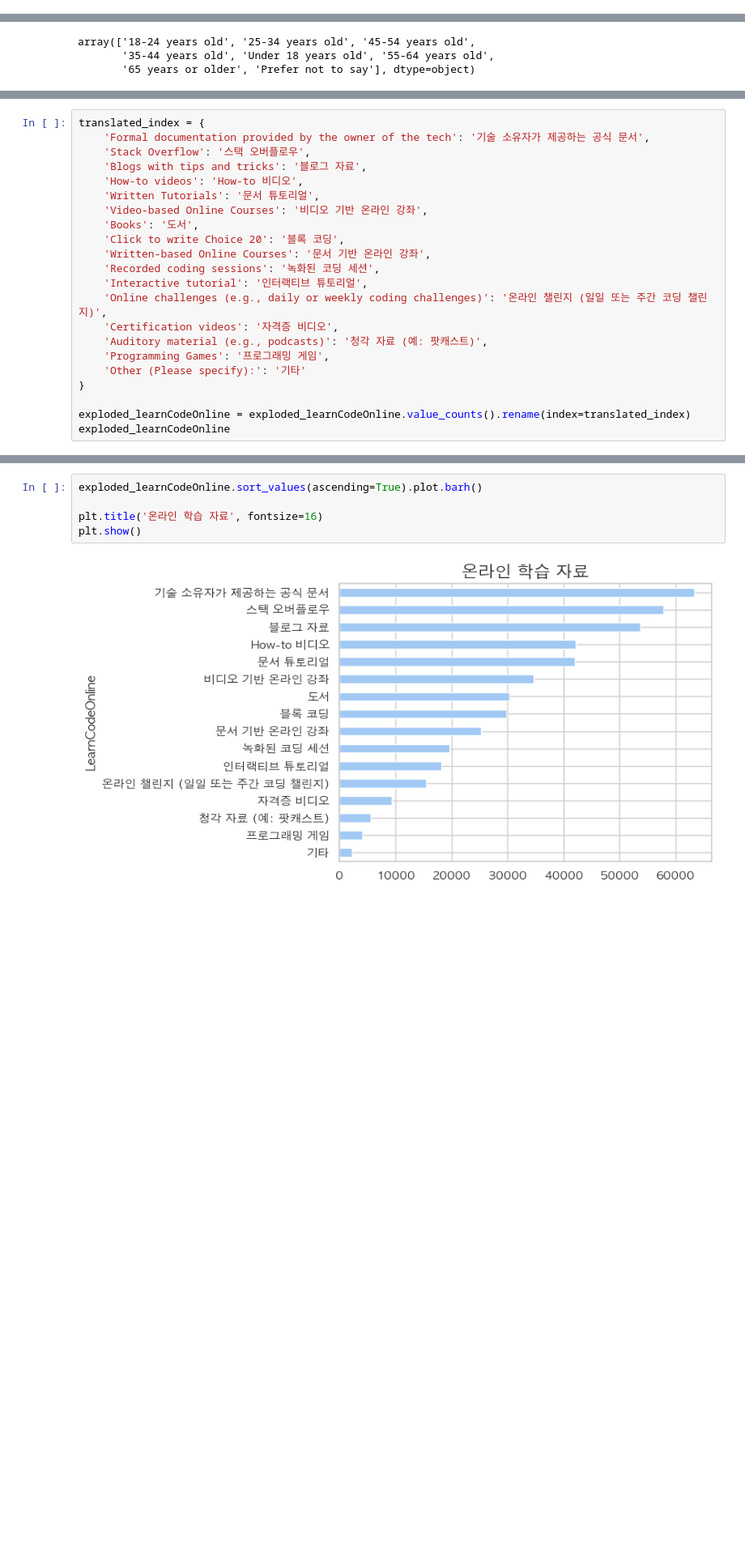
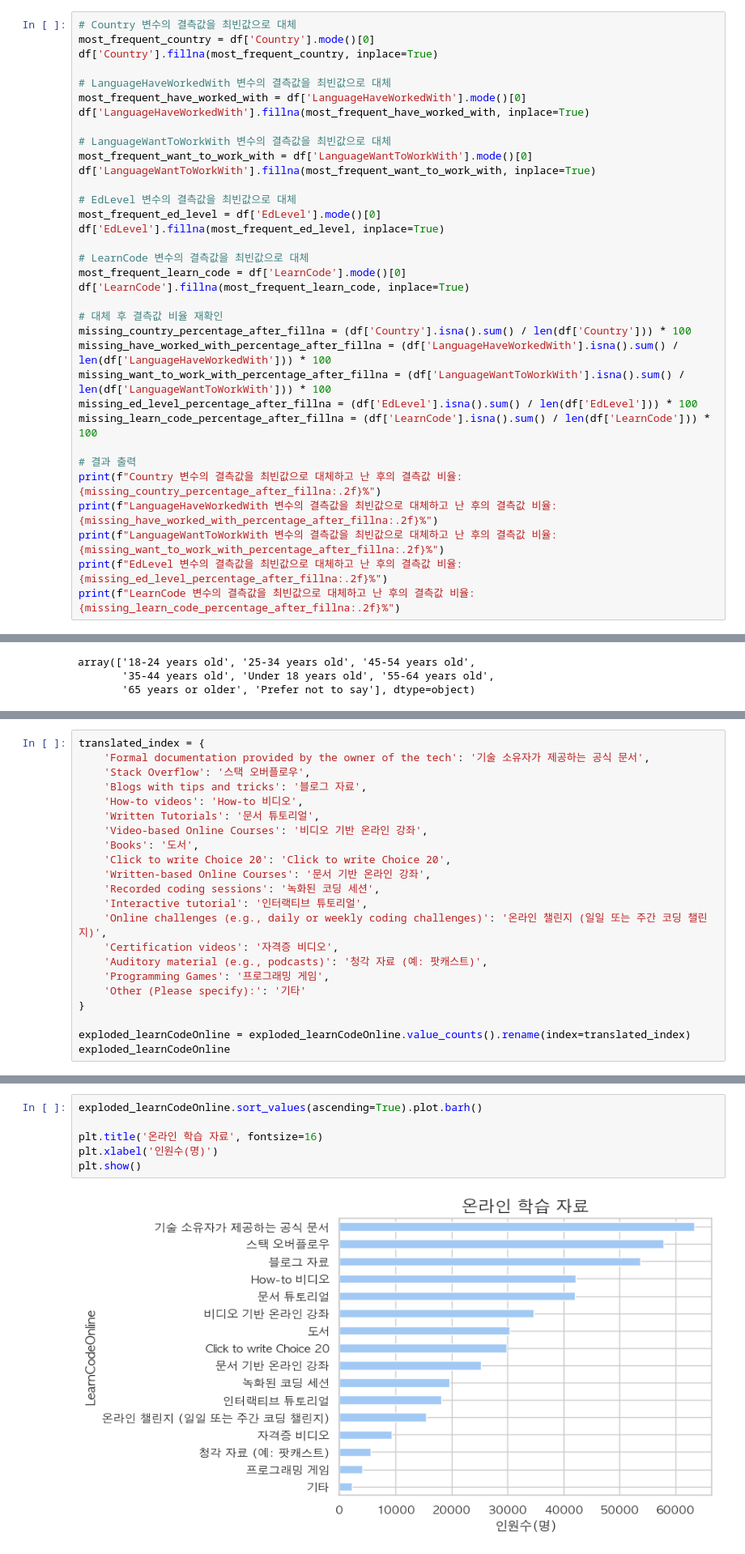
Before and after one commit to PSLeon24/Stack_Overflow_Developer_Survey_Data_Analysis, a Jupyter notebook: index.ipynb, the cells around one changed output, grey strips where cells are left out. Shown at 81% size. Cells and saved outputs as stored; diff of their text form; blank space fills up the shorter version.

```diff
--- a/index.ipynb
+++ b/index.ipynb
@@ -115,0 +118,34 @@ ConvertedCompYearly 변수의 결측값 비율: 46.16%
+# %%
+# Country 변수의 결측값을 최빈값으로 대체
+most_frequent_country = df['Country'].mode()[0]
+df['Country'].fillna(most_frequent_country, inplace=True)
+
+# LanguageHaveWorkedWith 변수의 결측값을 최빈값으로 대체
+most_frequent_have_worked_with = df['LanguageHaveWorkedWith'].mode()[0]
+df['LanguageHaveWorkedWith'].fillna(most_frequent_have_worked_with, inplace=True)
+
+# LanguageWantToWorkWith 변수의 결측값을 최빈값으로 대체
+most_frequent_want_to_work_with = df['LanguageWantToWorkWith'].mode()[0]
+df['LanguageWantToWorkWith'].fillna(most_frequent_want_to_work_with, inplace=True)
+
+# EdLevel 변수의 결측값을 최빈값으로 대체
+most_frequent_ed_level = df['EdLevel'].mode()[0]
+df['EdLevel'].fillna(most_frequent_ed_level, inplace=True)
+
+# LearnCode 변수의 결측값을 최빈값으로 대체
+most_frequent_learn_code = df['LearnCode'].mode()[0]
+df['LearnCode'].fillna(most_frequent_learn_code, inplace=True)
+
+# 대체 후 결측값 비율 재확인
+missing_country_percentage_after_fillna = (df['Country'].isna().sum() / len(df['Country'])) * 100
+missing_have_worked_with_percentage_after_fillna = (df['LanguageHaveWorkedWith'].isna().sum() / len(df['LanguageHaveWorkedWith'])) * 100
+missing_want_to_work_with_percentage_after_fillna = (df['LanguageWantToWorkWith'].isna().sum() / len(df['LanguageWantToWorkWith'])) * 100
+missing_ed_level_percentage_after_fillna = (df['EdLevel'].isna().sum() / len(df['EdLevel'])) * 100
+missing_learn_code_percentage_after_fillna = (df['LearnCode'].isna().sum() / len(df['LearnCode'])) * 100
+
+# 결과 출력
+print(f"Country 변수의 결측값을 최빈값으로 대체하고 난 후의 결측값 비율: {missing_country_percentage_after_fillna:.2f}%")
+print(f"LanguageHaveWorkedWith 변수의 결측값을 최빈값으로 대체하고 난 후의 결측값 비율: {missing_have_worked_with_percentage_after_fillna:.2f}%")
+print(f"LanguageWantToWorkWith 변수의 결측값을 최빈값으로 대체하고 난 후의 결측값 비율: {missing_want_to_work_with_percentage_after_fillna:.2f}%")
+print(f"EdLevel 변수의 결측값을 최빈값으로 대체하고 난 후의 결측값 비율: {missing_ed_level_percentage_after_fillna:.2f}%")
+print(f"LearnCode 변수의 결측값을 최빈값으로 대체하고 난 후의 결측값 비율: {missing_learn_code_percentage_after_fillna:.2f}%")
@@ -636,7 +650,7 @@ translated_index = {
     'Written Tutorials': '문서 튜토리얼',
     'Video-based Online Courses': '비디오 기반 온라인 강좌',
     'Books': '도서',
-    'Click to write Choice 20': '블록 코딩',
+    'Click to write Choice 20': 'Click to write Choice 20',
     'Written-based Online Courses': '문서 기반 온라인 강좌',
     'Recorded coding sessions': '녹화된 코딩 세션',
     'Interactive tutorial': '인터랙티브 튜토리얼',
@@ -671,7 +685,8 @@ Name: count, dtype: int64
 # %%
 exploded_learnCodeOnline.sort_values(ascending=True).plot.barh()
 
 plt.title('온라인 학습 자료', fontsize=16)
+plt.xlabel('인원수(명)')
 plt.show()
 # %% [output]
-[figure, old version]
+[figure, new version]
```
Also changed, not shown: parts of 43 cells of this notebook.
